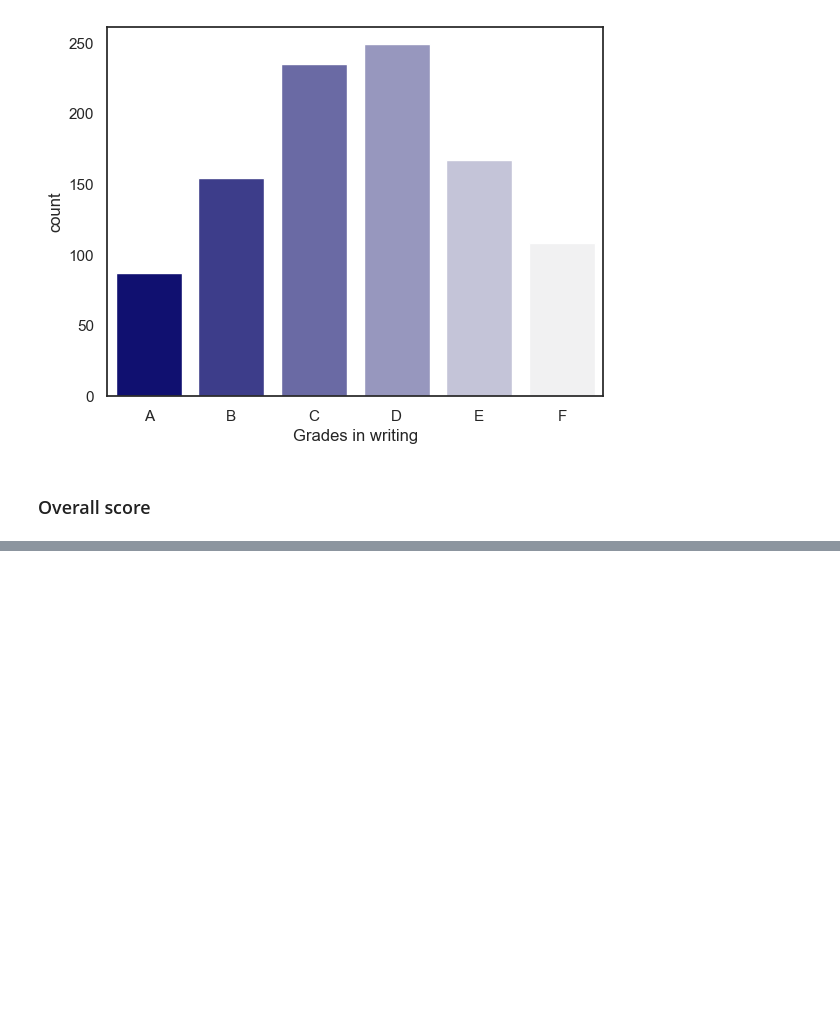
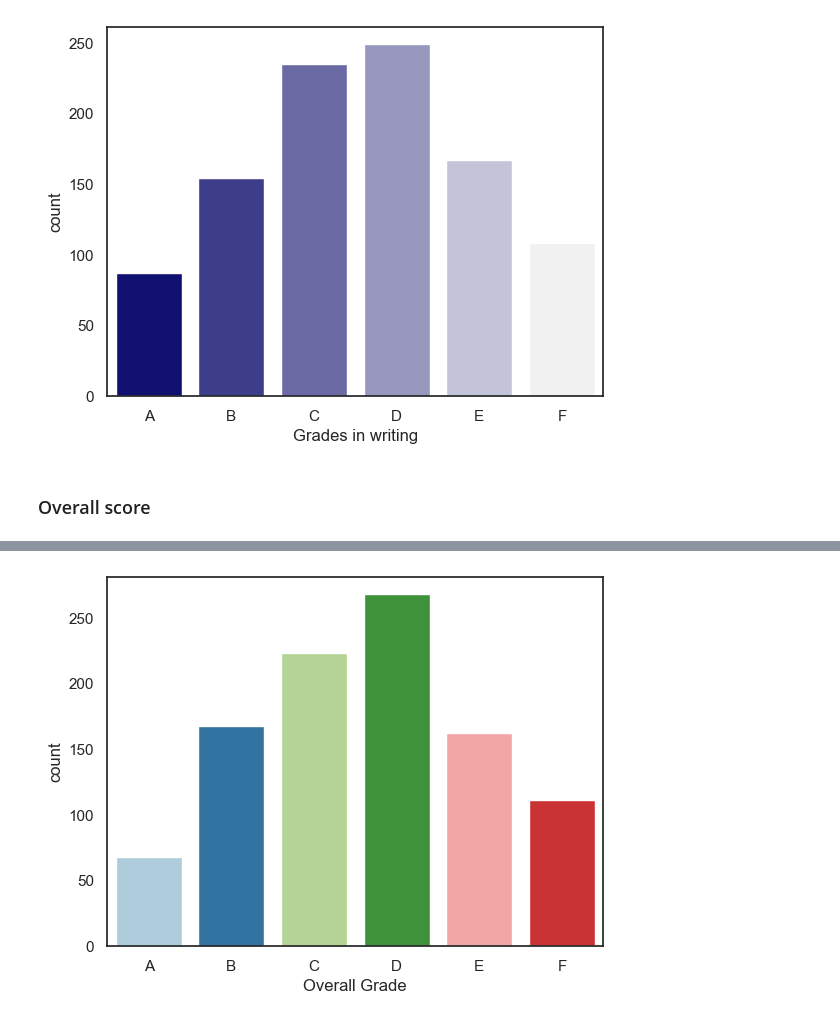
Before and after one commit to sahartvk/DataMining_Exam-Scores, a Jupyter notebook: exams.ipynb, the cells around one changed output, grey strips where cells are left out. Cells and saved outputs as stored; diff of their text form; code cells hidden in the pictures; blank space fills up the shorter version.

```diff
--- a/exams.ipynb
+++ b/exams.ipynb
@@ -155,0 +197,5 @@ _ = plt.xlabel("Grades in writing")
+# %%
+sns.countplot(x = 'Overall_grade', order = order_grade, data = df, palette = 'Paired')
+_ = plt.xlabel("Overall Grade")
+# %% [output]
+[figure, added]
```
Also changed, not shown: parts of 40 cells of this notebook.
